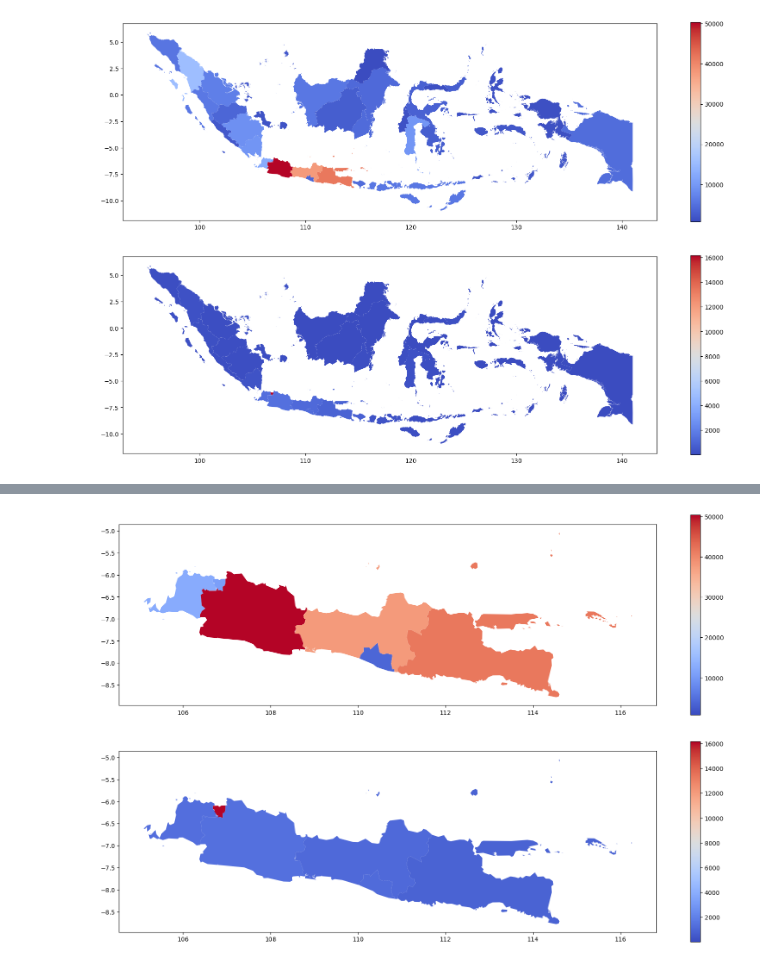
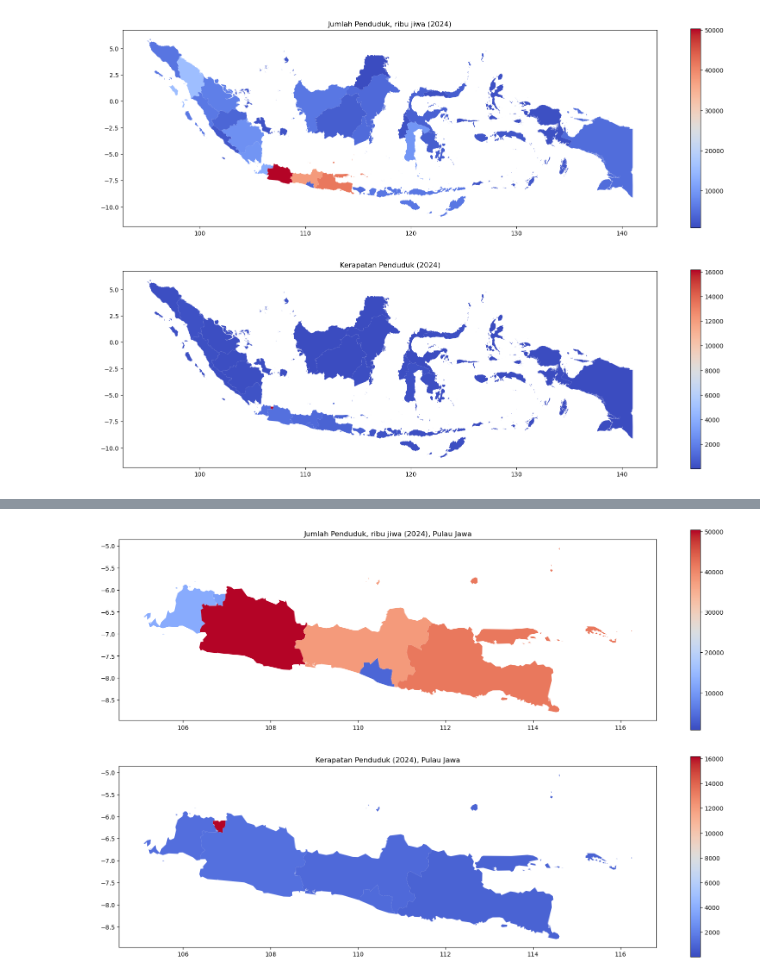
Before and after one commit to azainiz/sk5010-rbl, a Jupyter notebook: popdens_20923302.ipynb, the cells around one changed output, grey strips where cells are left out. Saved outputs shown, nothing was run; the diff lists cells and outputs as text; code cells hidden in the pictures.

Commit message:
Update, added titles for plots

```diff
--- a/popdens_20923302.ipynb
+++ b/popdens_20923302.ipynb
@@ -107,14 +107,18 @@ def plot_map(df_input, column_name):
 # Population (2024) map, Indonesia
 
 plot_map(df, "Penduduk_2024")
+plt.title("Jumlah Penduduk, ribu jiwa (2024)")
+plt.savefig("penduduk2024_indo.png")
 # %% [output]
-[figure, old version]
+[figure, new version]
 # %%
 # Population density (2024) map, Indonesia
 
 plot_map(df, "Kerapatan_Penduduk_2024")
+plt.title("Kerapatan Penduduk (2024)")
+plt.savefig("rapat2024_indo.png")
 # %% [output]
-[figure, old version]
+[figure, new version]
 # %%
 # Java Island data
 
@@ -133,14 +137,18 @@ df_java
 # Population (2024) in Java map, Indonesia
 
 plot_map(df_java, "Penduduk_2024")
+plt.title("Jumlah Penduduk, ribu jiwa (2024), Pulau Jawa")
+plt.savefig("penduduk2024_jawa.png")
 # %% [output]
-[figure, old version]
+[figure, new version]
 # %%
 # Population density (2024) in Java map, Indonesia
 
 plot_map(df_java, "Kerapatan_Penduduk_2024")
+plt.title("Kerapatan Penduduk (2024), Pulau Jawa")
+plt.savefig("rapat2024_jawa.png")
 # %% [output]
-[figure, old version]
+[figure, new version]
 # %%
 # Function for bar chart
 
```
Also changed, not shown: parts of 2 cells of this notebook.
